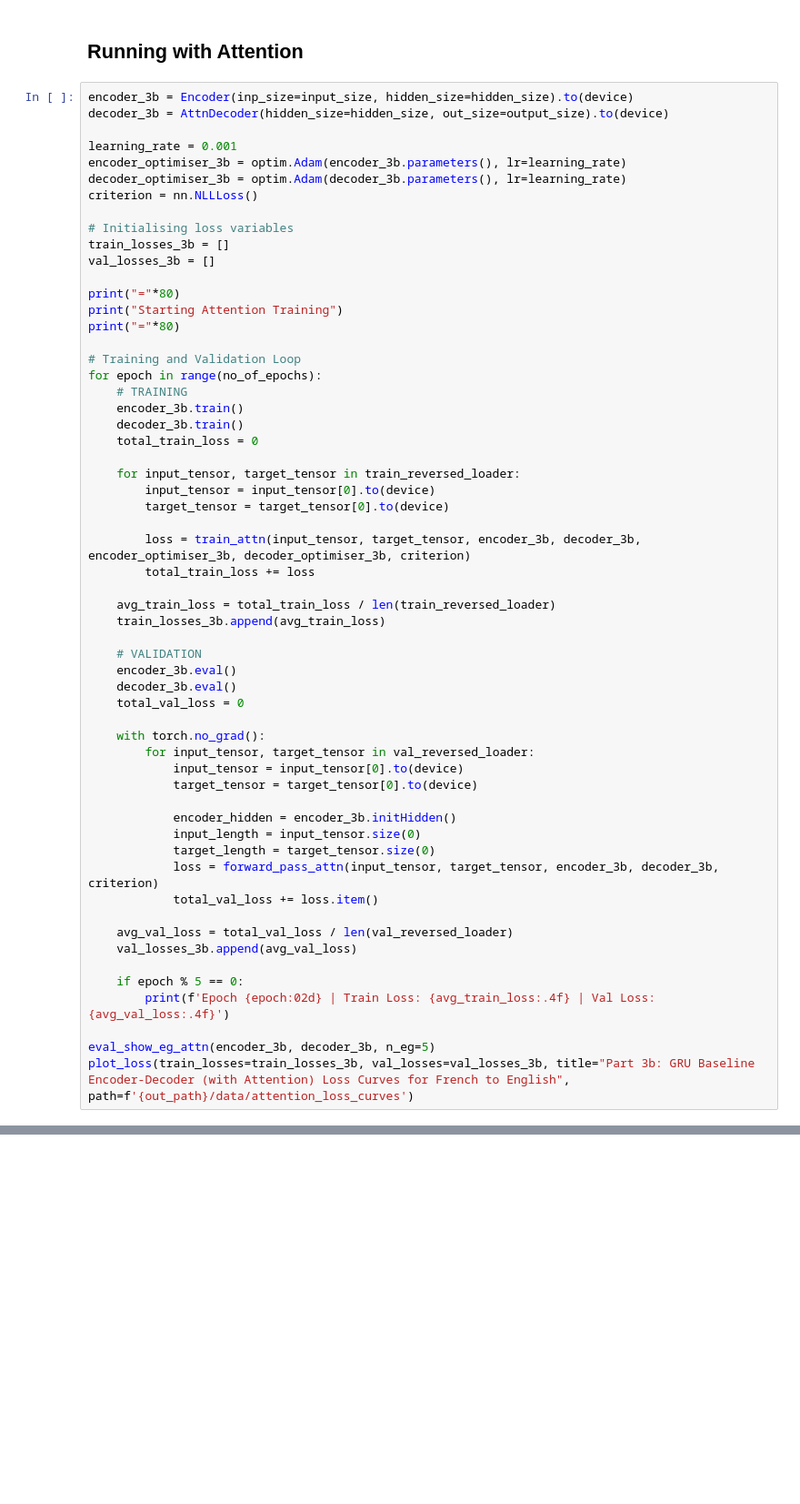
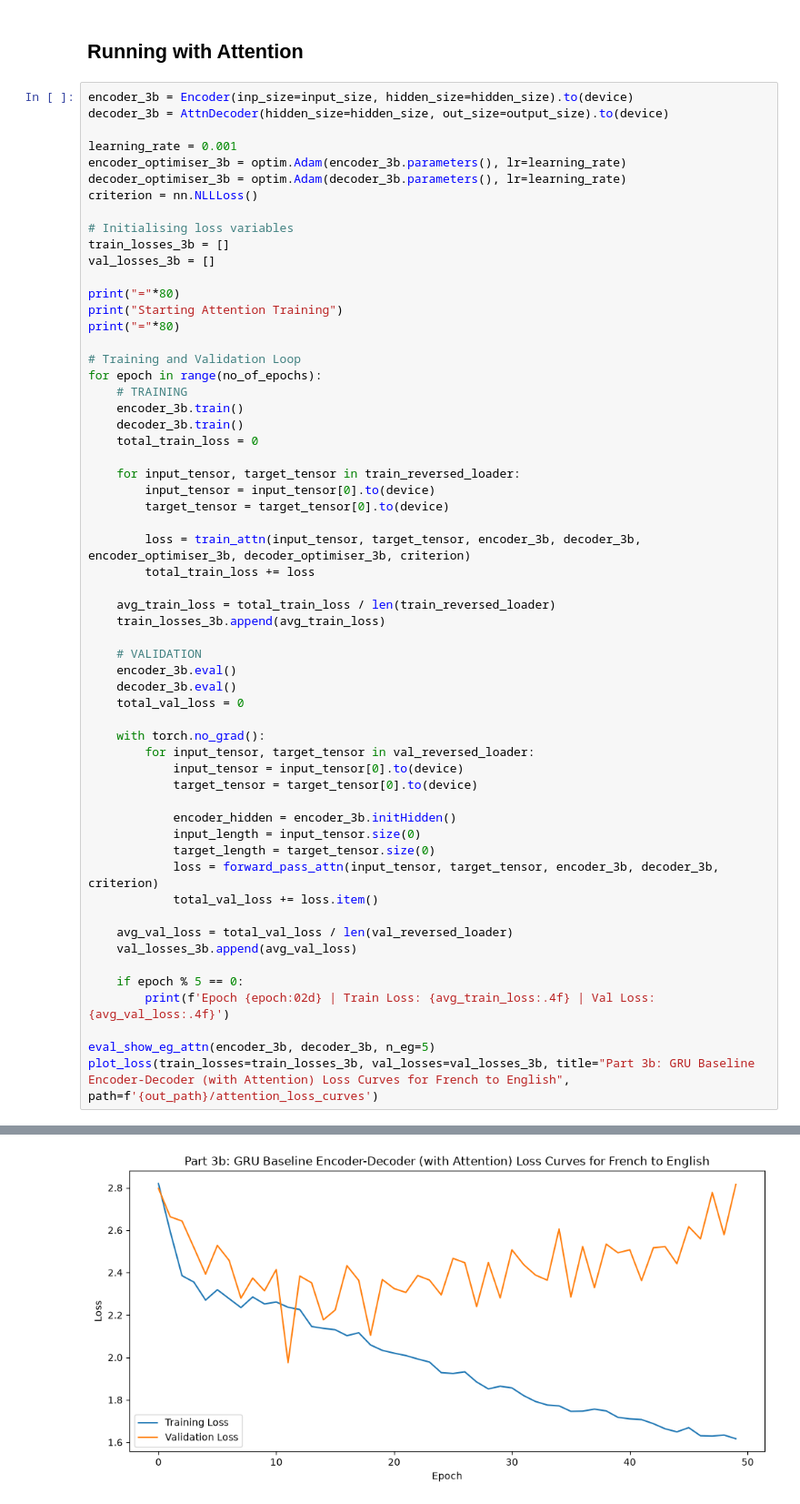
Before and after one commit to pGovm/introToDL, a Jupyter notebook: hw3/question3.ipynb, the cells around one changed output, grey strips where cells are left out. Shown at 91% size. Saved outputs shown, nothing was run; the diff lists cells and outputs as text; blank space fills up the shorter version.

```diff
--- a/hw3/question3.ipynb
+++ b/hw3/question3.ipynb
@@ -470,4 +489,5 @@ for epoch in range(no_of_epochs):
         print(f'Epoch {epoch:02d} | Train Loss: {avg_train_loss:.4f} | Val Loss: {avg_val_loss:.4f}')
 
 eval_show_eg_attn(encoder_3b, decoder_3b, n_eg=5)
-plot_loss(train_losses=train_losses_3b, val_losses=val_losses_3b, title="Part 3b: GRU Baseline Encoder-Decoder (with Attention) Loss Curves for French to English", path=f'{out_path}/data/attention_loss_curves')
+plot_loss(train_losses=train_losses_3b, val_losses=val_losses_3b, title="Part 3b: GRU Baseline Encoder-Decoder (with Attention) Loss Curves for French to English", path=f'{out_path}/attention_loss_curves')
+# %% [output]
@@ -473,0 +511 @@ plot_loss(train_losses=train_losses_3b, val_losses=val_losses_3b, title="Part 3b
+[figure, added]
```
Also changed, not shown: parts of 2 cells of this notebook, 2 other files.
